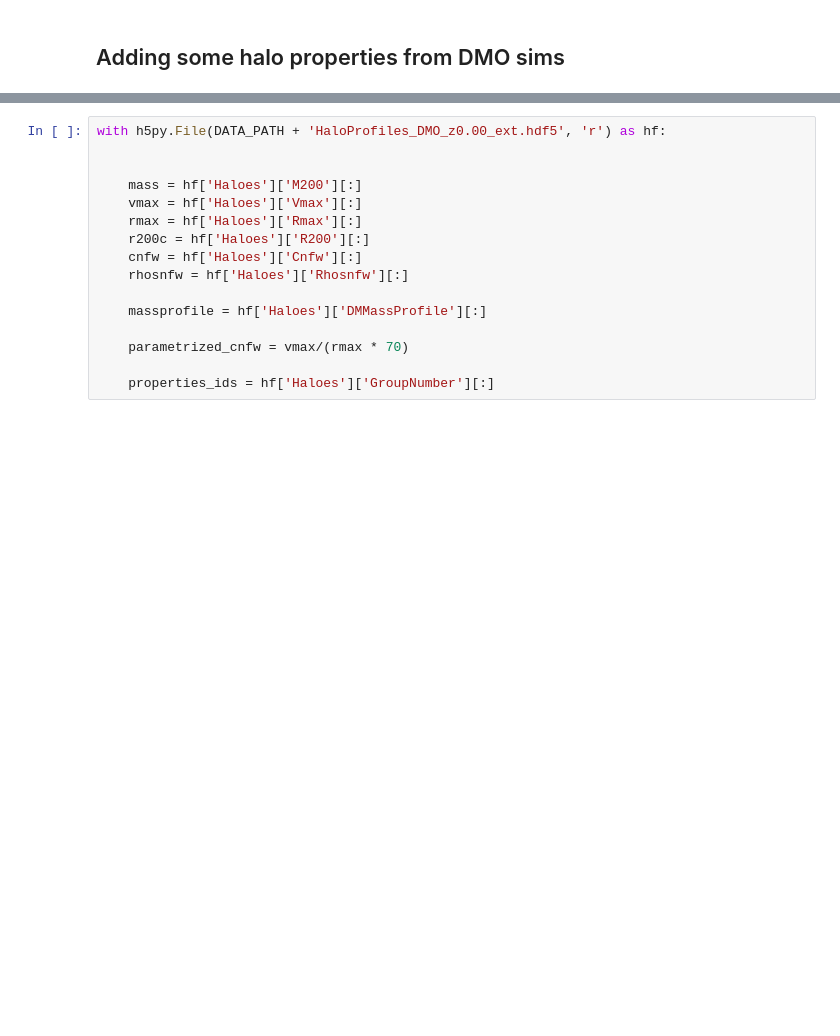
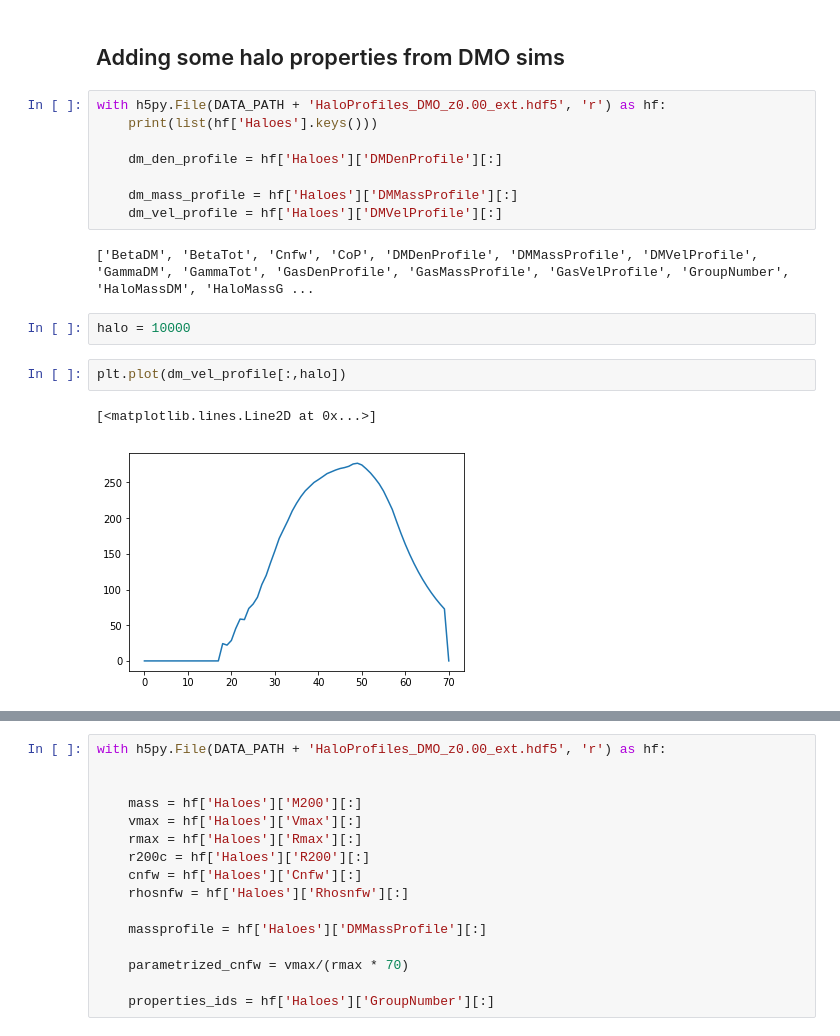
Before and after one commit to florpi/GaHaCo, a Jupyter notebook: notebooks/data_EDA.ipynb, the cells around one changed output, grey strips where cells are left out. Drawn from its saved outputs; the diff is of its cells as text; blank space fills up the shorter version.

```diff
--- a/notebooks/data_EDA.ipynb
+++ b/notebooks/data_EDA.ipynb
@@ -74,3 +74,20 @@ Text(0.5,0,'Number of hydro haloes matched to the same DMO halo')
 #unique_matching_df = mass_matching_df.loc[mass_matching_df.ID_DMO.isin(unique_dmo_idx)]
 # %% [markdown]
 ## Adding some halo properties from DMO sims
+# %%
+with h5py.File(DATA_PATH + 'HaloProfiles_DMO_z0.00_ext.hdf5', 'r') as hf:
+    print(list(hf['Haloes'].keys()))
+
+    dm_den_profile = hf['Haloes']['DMDenProfile'][:]
+
+    dm_mass_profile = hf['Haloes']['DMMassProfile'][:]
+    dm_vel_profile = hf['Haloes']['DMVelProfile'][:]
+# %% [output]
+['BetaDM', 'BetaTot', 'Cnfw', 'CoP', 'DMDenProfile', 'DMMassProfile', 'DMVelProfile', 'GammaDM', 'GammaTot', 'GasDenProfile', 'GasMassProfile', 'GasVelProfile', 'GroupNumber', 'HaloMassDM', 'HaloMassG ...
+# %%
+halo = 10000
+# %%
+plt.plot(dm_vel_profile[:,halo])
+# %% [output]
+[<matplotlib.lines.Line2D at 0x...>]
+[figure, added]
```
Also changed, not shown: parts of 2 cells of this notebook, 3 other files.
